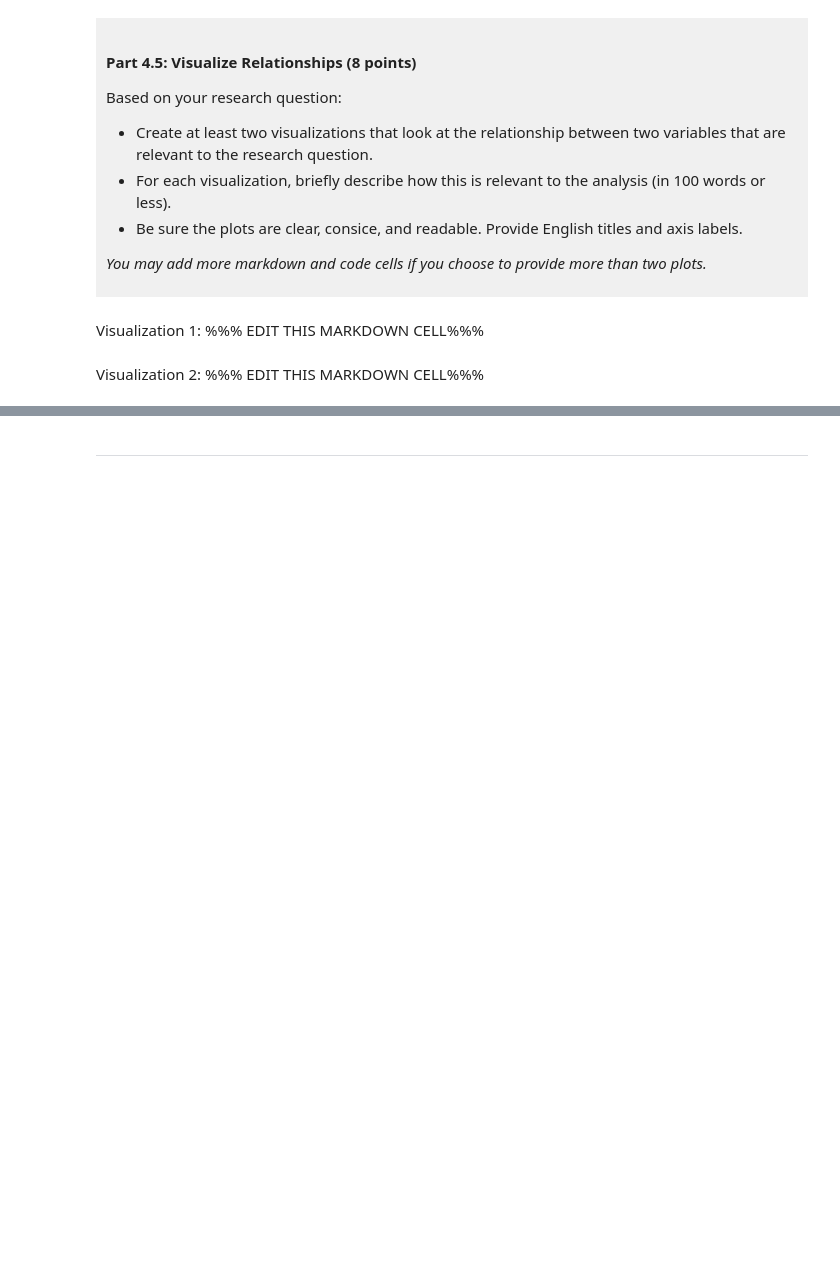
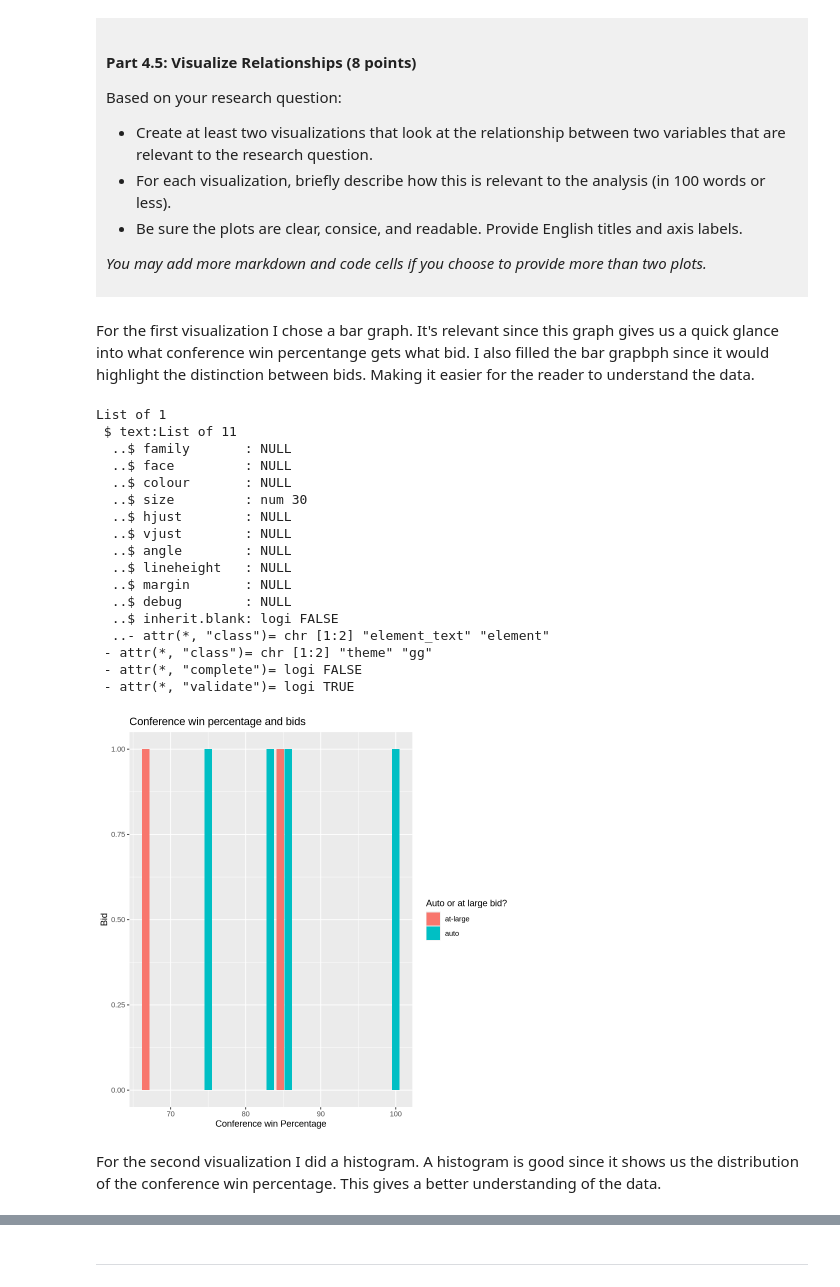
Before and after one commit to SophieEnamorado/DSCI-100-PROJECT-SOPHIE-ENAMORADO-RODIRGUEZ, a Jupyter notebook: dsci-100-project-notebook.ipynb, the cells around one changed output, grey strips where cells are left out. Saved outputs shown, nothing was run; the diff lists cells and outputs as text; code cells hidden in the pictures; blank space fills up the shorter version.

```diff
--- a/dsci-100-project-notebook.ipynb
+++ b/dsci-100-project-notebook.ipynb
@@ -319,9 +386,35 @@ Based on your research question:
 *You may add more markdown and code cells if you choose to provide more than two plots.*
 </div>
 # %% [markdown]
-Visualization 1: %%% EDIT THIS MARKDOWN CELL%%%
+For the first visualization I chose a bar graph. It's relevant since this graph gives us a quick glance into what conference win percentange gets what bid. I also filled the bar grapbph since it would highlight the distinction between bids. Making it easier for the reader to understand the data.
 # %%
-### EDIT THIS CODE CELL FOR VISUALIZATION 1###
+visualization_1 <- ggplot(basketball_data_tidy, aes(x = conf_wins_pct, fill = bid)) +
+                   geom_bar(position = 'fill') +
+                   xlab("Conference win Percentage")+
+                   ylab("Bid") +
+                   labs(fill = "Auto or at large bid?") +
+                   ggtitle("Conference win percentage and bids")
+                   theme(text=element_text(size = 30))
+visualization_1
+# %% [output]
+List of 1
+ $ text:List of 11
+  ..$ family       : NULL
+  ..$ face         : NULL
+  ..$ colour       : NULL
+  ..$ size         : num 30
+  ..$ hjust        : NULL
+  ..$ vjust        : NULL
+  ..$ angle        : NULL
+  ..$ lineheight   : NULL
+  ..$ margin       : NULL
+  ..$ debug        : NULL
+  ..$ inherit.blank: logi FALSE
+  ..- attr(*, "class")= chr [1:2] "element_text" "element"
+ - attr(*, "class")= chr [1:2] "theme" "gg"
+ - attr(*, "complete")= logi FALSE
+ - attr(*, "validate")= logi TRUE
+[figure, added]
 # %% [markdown]
-Visualization 2: %%% EDIT THIS MARKDOWN CELL%%%
+For the second visualization I did a histogram. A histogram is good since it shows us the distribution of the conference win percentage. This gives a better understanding of the data.
 # %%
```
Also changed, not shown: parts of 11 cells of this notebook.
